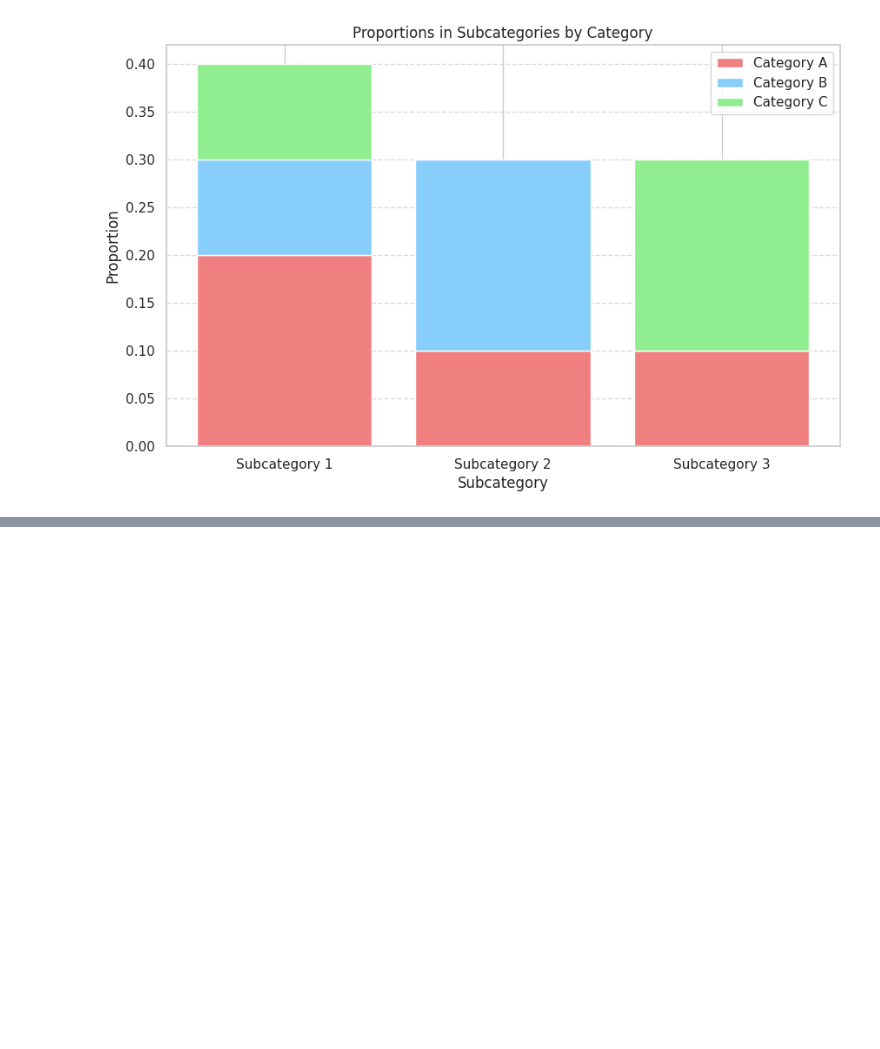
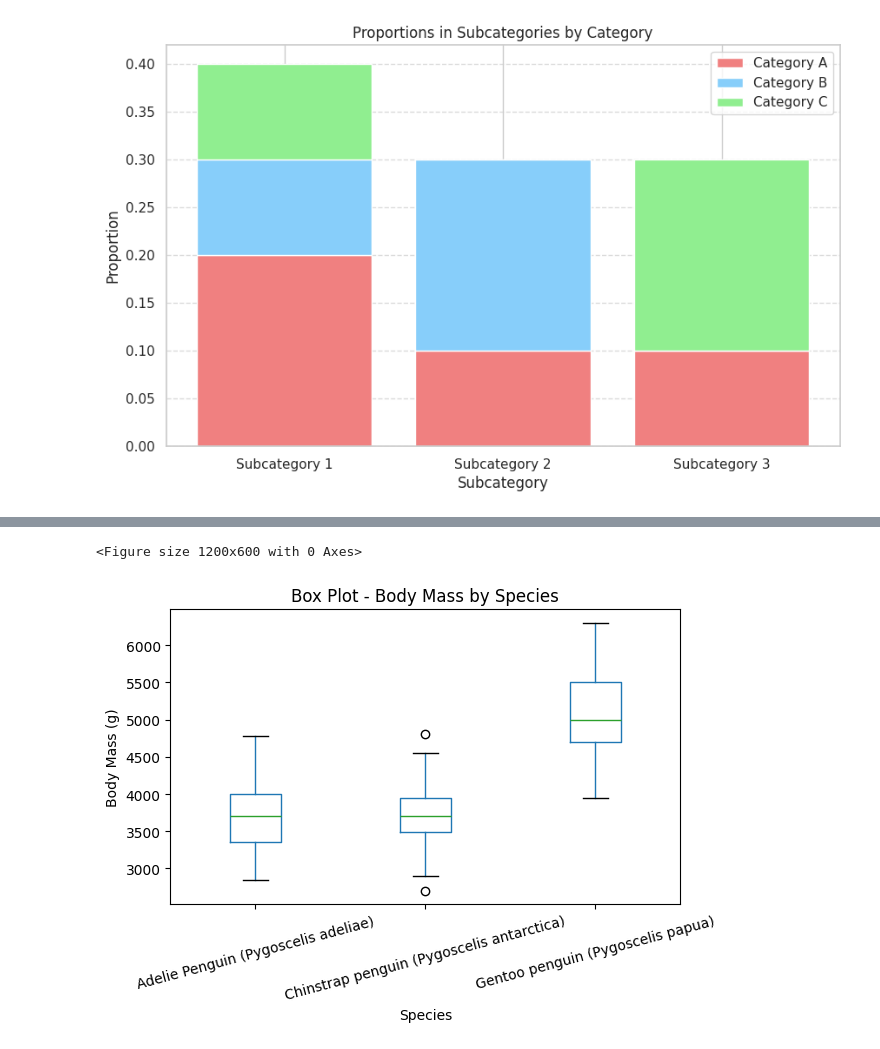
Before and after one commit to Nohan28/aiml, a Jupyter notebook: nohan23CS028.ipynb, the cells around one changed output, grey strips where cells are left out. Drawn from its saved outputs; the diff is of its cells as text; code cells hidden in the pictures; blank space fills up the shorter version.

```diff
--- a/nohan23CS028.ipynb
+++ b/nohan23CS028.ipynb
@@ -1180,0 +1213,17 @@ plt.show()
+# %%
+import pandas as pd
+import matplotlib.pyplot as plt
+df = pd.read_csv('/content/penguins_lter.csv')
+df_clean = df[['Species', 'Body Mass (g)']].dropna()
+plt.figure(figsize=(12, 6))
+df_clean.boxplot(column='Body Mass (g)', by='Species', grid=False)
+plt.title("Box Plot - Body Mass by Species")
+plt.suptitle("")
+plt.xlabel("Species")
+plt.ylabel("Body Mass (g)")
+plt.xticks(rotation=15)
+plt.tight_layout()
+plt.show()
+# %% [output]
+<Figure size 1200x600 with 0 Axes>
+[figure, added]
```
Also changed, not shown: parts of 6 cells of this notebook.
